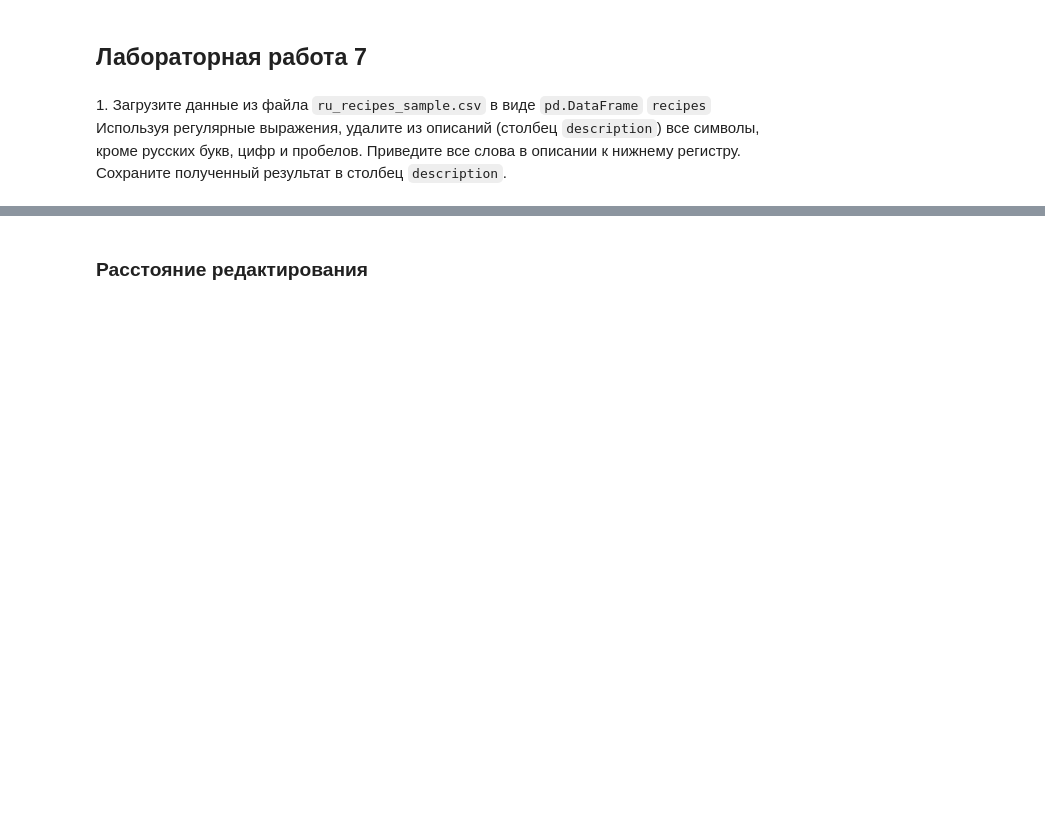
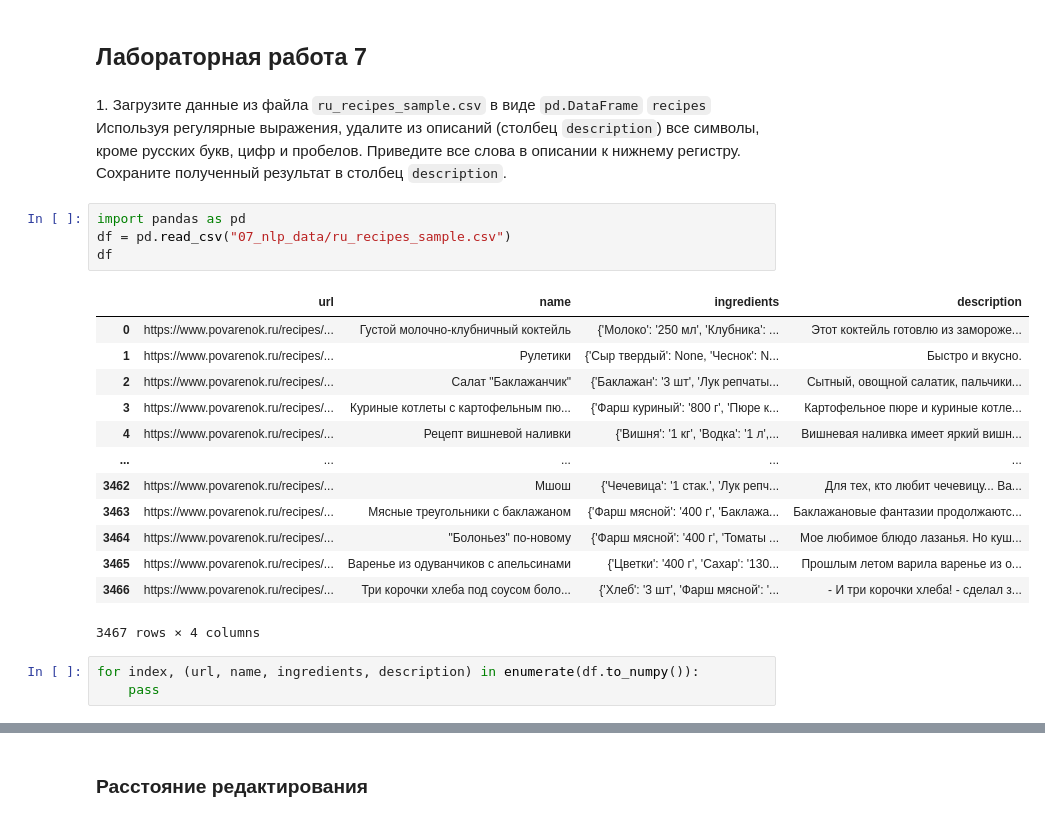
Before and after one commit to nik-boop/BDT, a Jupyter notebook: 7/07_nlp_Фамилия_Имя_Группа.ipynb, the cells around one changed output, grey strips where cells are left out. Saved outputs shown, nothing was run; the diff lists cells and outputs as text; blank space fills up the shorter version.

```diff
--- a/7/07_nlp_Фамилия_Имя_Группа.ipynb
+++ b/7/07_nlp_Фамилия_Имя_Группа.ipynb
@@ -73,3 +76,24 @@ Bad pipe message: %s [b'\xd7"K\xeb\xff\xd7l\xe9\xf4]\xe2\n{\x16\xd0WK\xf9']
 ## Лабораторная работа 7
 # %% [markdown]
 1\. Загрузите данные из файла `ru_recipes_sample.csv` в виде `pd.DataFrame` `recipes` Используя регулярные выражения, удалите из описаний (столбец `description`) все символы, кроме русских букв, цифр и пробелов. Приведите все слова в описании к нижнему регистру. Сохраните полученный результат в столбец `description`.
+# %%
+import pandas as pd
+df = pd.read_csv("07_nlp_data/ru_recipes_sample.csv")
+df
+# %% [output]
+|  | url | name | ingredients | description |
+| 0 | https://www.povarenok.ru/recipes/... | Густой молочно-клубничный коктейль | {'Молоко': '250 мл', 'Клубника': ... | Этот коктейль готовлю из замороже... |
+| 1 | https://www.povarenok.ru/recipes/... | Рулетики | {'Сыр твердый': None, 'Чеснок': N... | Быстро и вкусно. |
+| 2 | https://www.povarenok.ru/recipes/... | Салат "Баклажанчик" | {'Баклажан': '3 шт', 'Лук репчаты... | Сытный, овощной салатик, пальчики... |
+| 3 | https://www.povarenok.ru/recipes/... | Куриные котлеты с картофельным пю... | {'Фарш куриный': '800 г', 'Пюре к... | Картофельное пюре и куриные котле... |
+| 4 | https://www.povarenok.ru/recipes/... | Рецепт вишневой наливки | {'Вишня': '1 кг', 'Водка': '1 л',... | Вишневая наливка имеет яркий вишн... |
+| ... | ... | ... | ... | ... |
+| 3462 | https://www.povarenok.ru/recipes/... | Мшош | {'Чечевица': '1 стак.', 'Лук репч... | Для тех, кто любит чечевицу... Ва... |
+| 3463 | https://www.povarenok.ru/recipes/... | Мясные треугольники с баклажаном | {'Фарш мясной': '400 г', 'Баклажа... | Баклажановые фантазии продолжаютс... |
+| 3464 | https://www.povarenok.ru/recipes/... | "Болоньез" по-новому | {'Фарш мясной': '400 г', 'Томаты ... | Мое любимое блюдо лазанья. Но куш... |
+| 3465 | https://www.povarenok.ru/recipes/... | Варенье из одуванчиков с апельсинами | {'Цветки': '400 г', 'Сахар': '130... | Прошлым летом варила варенье из о... |
+| 3466 | https://www.povarenok.ru/recipes/... | Три корочки хлеба под соусом боло... | {'Хлеб': '3 шт', 'Фарш мясной': '... | - И три корочки хлеба! - сделал з... |
+3467 rows × 4 columns
+# %%
+for index, (url, name, ingredients, description) in enumerate(df.to_numpy()):
+    pass
```
Also changed, not shown: parts of 28 cells of this notebook, 3 other files.
